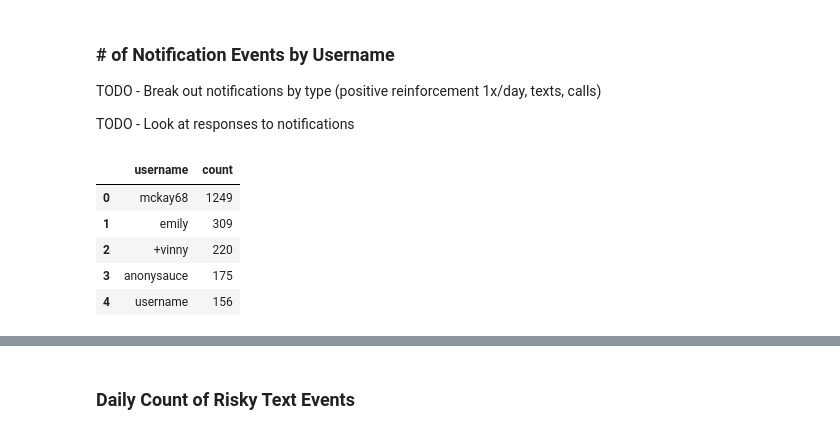
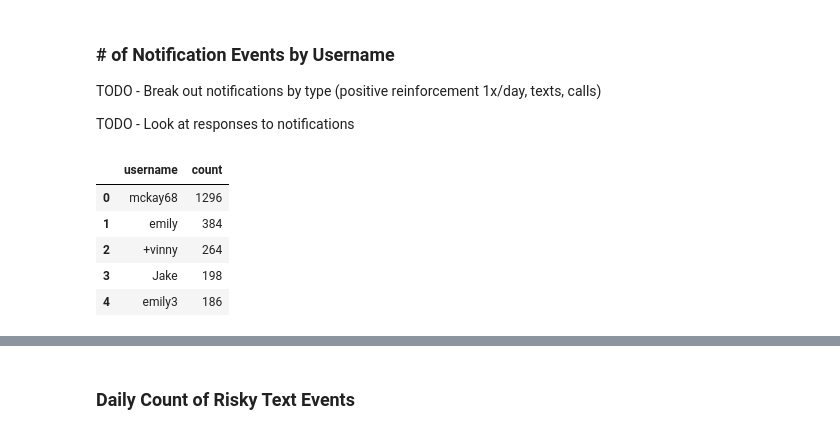
Before and after one commit to HeyCharlie2016/analysis, a Jupyter notebook: notebooks/SQLLibrary.ipynb, the cells around one changed output, grey strips where cells are left out. Saved outputs shown, nothing was run; the diff lists cells and outputs as text; code cells hidden in the pictures.

```diff
--- a/notebooks/SQLLibrary.ipynb
+++ b/notebooks/SQLLibrary.ipynb
@@ -102,27 +102,27 @@ TODO - Look at responses to notifications
 # %%
 query = """
 SELECT
-  user_properties.value.string_value as username,
-  COUNT(*) AS count
+    user_properties.value.string_value as username,
+    COUNT(*) AS count
 FROM
-  `analytics_153084895.events_*`,
-  UNNEST(user_properties) AS user_properties,
-  UNNEST(event_params) AS event_params
+    `analytics_153084895.events_*`,
+    UNNEST(user_properties) AS user_properties,
+    UNNEST(event_params) AS event_params
 WHERE
-  event_params.key = 'notification_event'
-  AND event_date > '20181122'
-  AND user_properties.value.string_value != 'null'
+    event_params.key = 'notification_event'
+    AND event_date > '20181101'
+    AND user_properties.value.string_value != 'null'
 GROUP BY
-  user_properties.value.string_value
+    user_properties.value.string_value
 ORDER BY
-  COUNT(*) DESC
+    COUNT(*) DESC
 """
 df = client.query(query).to_dataframe()
 df.head()
 # %% [output]
 |  | username | count |
-| 0 | mckay68 | 1249 |
-| 1 | emily | 309 |
-| 2 | +vinny | 220 |
-| 3 | anonysauce | 175 |
-| 4 | username | 156 |
+| 0 | mckay68 | 1296 |
+| 1 | emily | 384 |
+| 2 | +vinny | 264 |
+| 3 | Jake | 198 |
+| 4 | emily3 | 186 |
```
Also changed, not shown: parts of 24 cells of this notebook.
